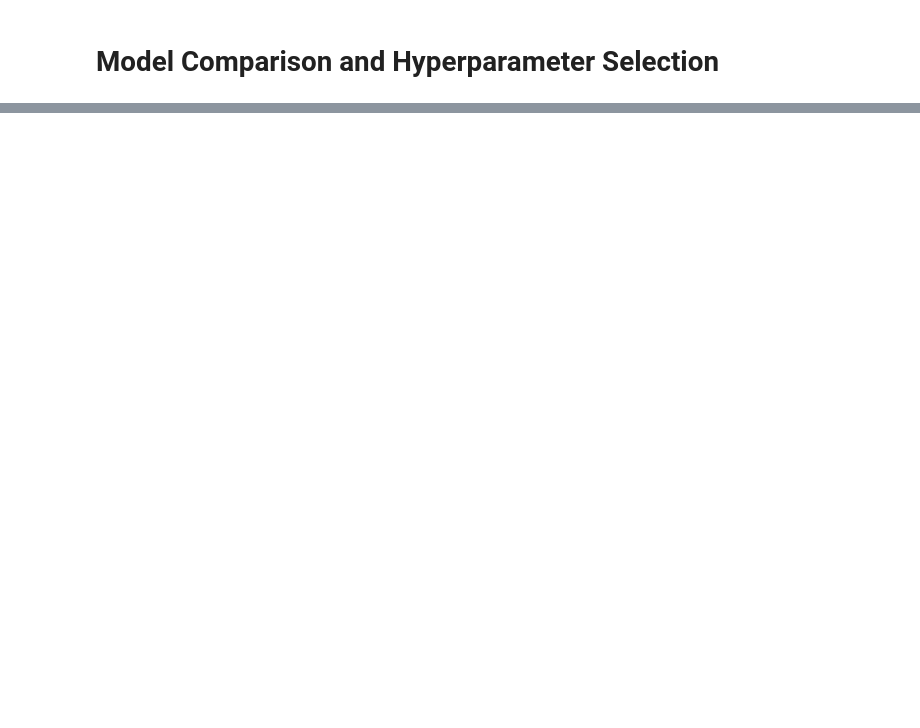
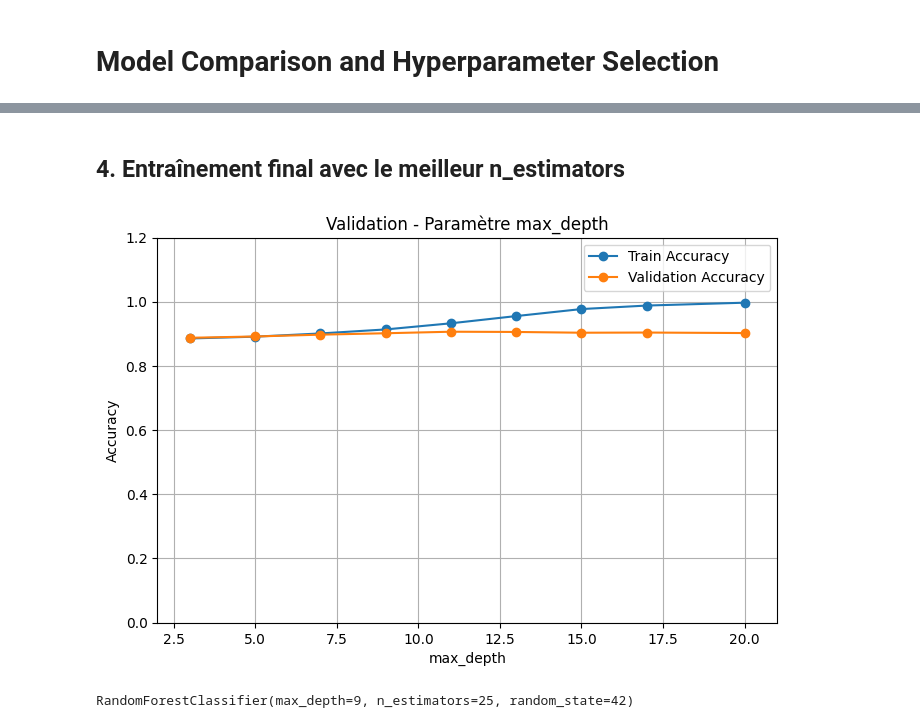
Before and after one commit to blaugrana11/ML-model_LoL, a Jupyter notebook: notebooks/model1.ipynb, the cells around one changed output, grey strips where cells are left out. Drawn from its saved outputs; the diff is of its cells as text; code cells hidden in the pictures; blank space fills up the shorter version.

```diff
--- a/notebooks/model1.ipynb
+++ b/notebooks/model1.ipynb
@@ -504,0 +552,35 @@ Nombre de lignes suspectes : 152
+# %% [markdown]
+## 4. Entraînement final avec le meilleur n_estimators
+# %%
+n_estimators_chosen = 25
+# Tester différentes profondeurs d’arbre
+max_depth_range = [3, 5, 7, 9, 11, 13, 15, 17, 20]
+train_scores = []
+val_scores = []
+
+for depth in max_depth_range:
+    model = RandomForestClassifier(n_estimators=n_estimators_chosen, max_depth=depth, random_state=42)
+    model.fit(X_train, y_train)
+    train_scores.append(accuracy_score(y_train, model.predict(X_train)))
+    val_scores.append(accuracy_score(y_val, model.predict(X_val)))
+# %%
+plt.figure(figsize=(8,5))
+plt.plot(max_depth_range, train_scores, marker='o', label='Train Accuracy')
+plt.plot(max_depth_range, val_scores, marker='o', label='Validation Accuracy')
+plt.title("Validation - Paramètre max_depth")
+plt.xlabel("max_depth")
+plt.xlim(2, 21)
+plt.ylabel("Accuracy")
+plt.ylim(0, 1.2)
+plt.legend()
+plt.grid(True)
+plt.show()
+# %% [output]
+[figure, added]
+# %%
+max_depth_chosen = 9
+
+final_model = RandomForestClassifier(n_estimators=n_estimators_chosen, max_depth= 9, random_state=42)
+final_model.fit(X_train, y_train)
+# %% [output]
+RandomForestClassifier(max_depth=9, n_estimators=25, random_state=42)
```
Also changed, not shown: parts of 14 cells of this notebook.
